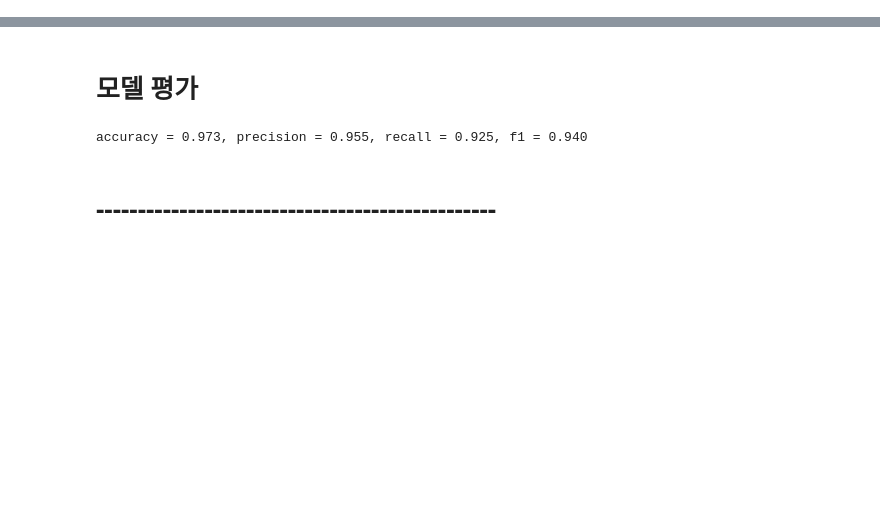
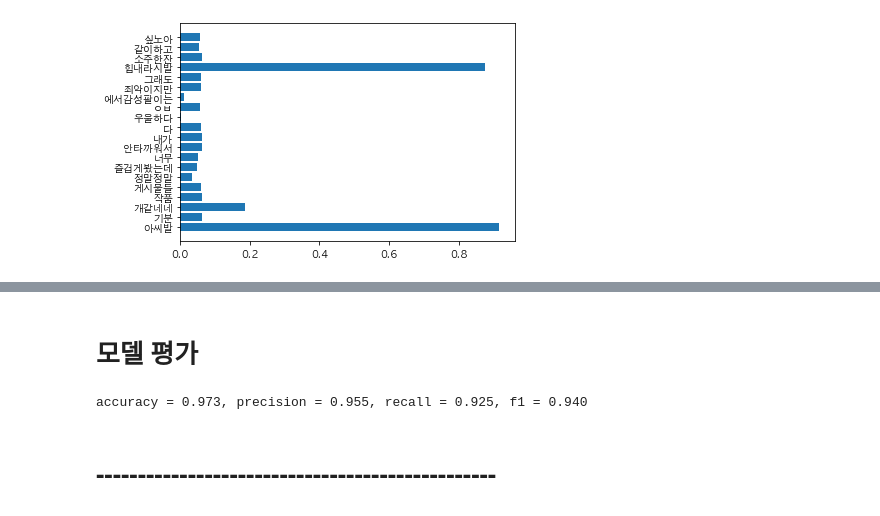
Before and after one commit to onejuice98/Language-Purifier, a Jupyter notebook: CNN_keras.ipynb, the cells around one changed output, grey strips where cells are left out. Saved outputs shown, nothing was run; the diff lists cells and outputs as text; code cells hidden in the pictures; blank space fills up the shorter version.

```diff
--- a/CNN_keras.ipynb
+++ b/CNN_keras.ipynb
@@ -115,0 +142,8 @@ plt.show()
+# %%
+pred = []
+for i in dataAug_3['comment']:
+    tmp = ModelToSentence(i)
+    if float(tmp.sentiment_predict()) > 0:
+        pred.append(1)
+    else:
+        pred.append(0)
@@ -115,0 +168,6 @@ plt.show()
+# %%
+cnt = 0
+for i in pred:
+    print(i)
+    if i == 0:
+        cnt = cnt + 1
@@ -202,0 +288,10 @@ def returnNFactor(res):
+# %%
+# 예시
+# 훈련데이터셋에서 무작위로 댓글 추출.
+#text = dataset_train['comment'][random.randint(0, len(dataset_train['comment']))]
+text = dataset_train['comment'][19866]
+# Model에 text을 입력.
+temp = ModelToSentence(text)
+# value 출력
+value, sentence = temp.getWordvalue()
+value, sentence
@@ -202,0 +316,17 @@ def returnNFactor(res):
+# %%
+
+Reference_axis = sentence
+Value_axis = []
+for i in value:
+    if float(i) > 0:
+        Value_axis.append((100-float(i))/100)
+    else:
+        Value_axis.append(-float(i)/100)
+
+Value_axis
+plt.figure()
+plt.rc('font', family='AppleGothic')
+plt.barh(Reference_axis, Value_axis)
+plt.show()
+# %% [output]
+[figure, added]
```
Also changed, not shown: parts of 49 cells of this notebook.
